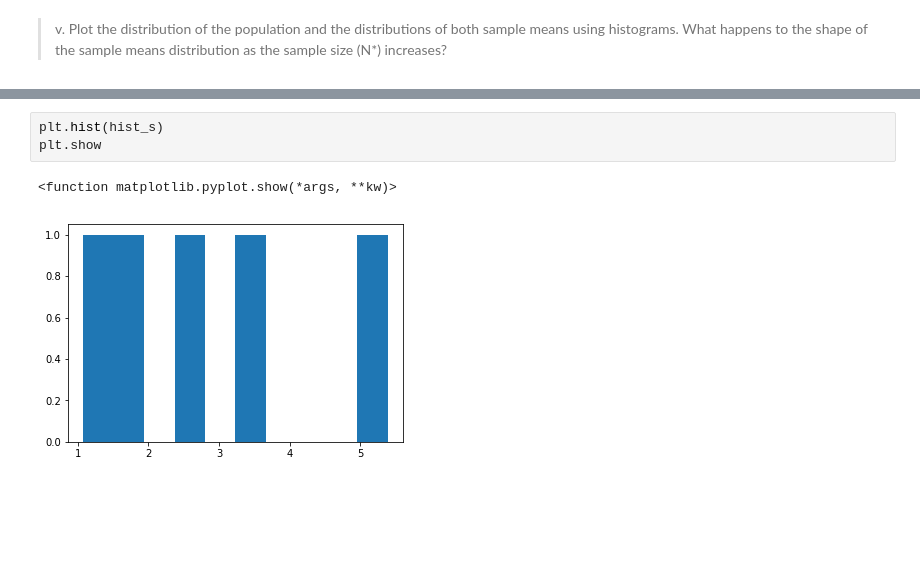
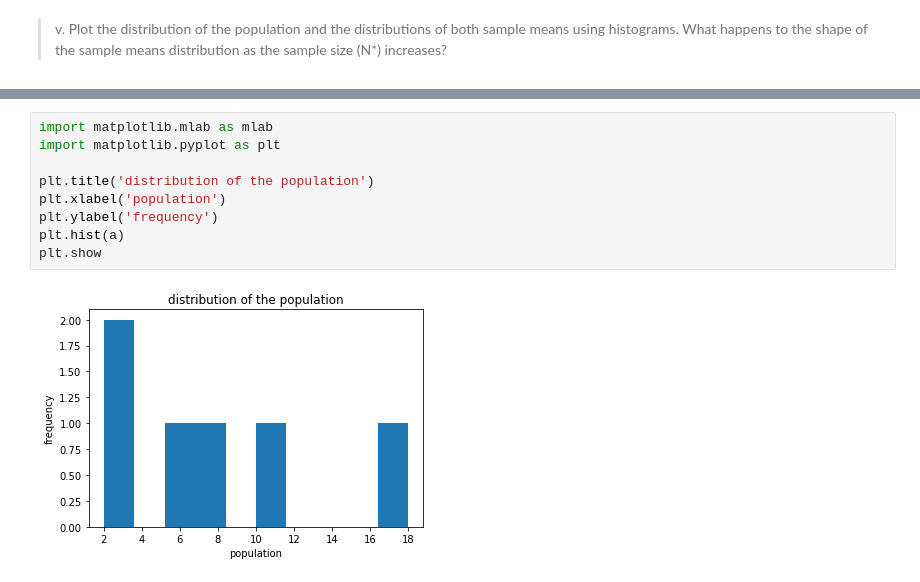
Before and after one commit to obp3ter/Data-Mining, a Jupyter notebook: Assignment_2/Assignment_2.ipynb, the cells around one changed output, grey strips where cells are left out. Drawn from its saved outputs; the diff is of its cells as text; blank space fills up the shorter version.

```diff
--- a/Assignment_2/Assignment_2.ipynb
+++ b/Assignment_2/Assignment_2.ipynb
@@ -215,6 +241,11 @@ print(hist_s)
-# %%
-plt.hist(hist_s)
-plt.show
-# %% [output]
-<function matplotlib.pyplot.show(*args, **kw)>
-[figure, removed]
+# %%
+import matplotlib.mlab as mlab
+import matplotlib.pyplot as plt
+
+plt.title('distribution of the population')
+plt.xlabel('population')
+plt.ylabel('frequency')
+plt.hist(a)
+plt.show
+# %% [output]
+[figure, added]
```
Also changed, not shown: parts of 5 cells of this notebook.
